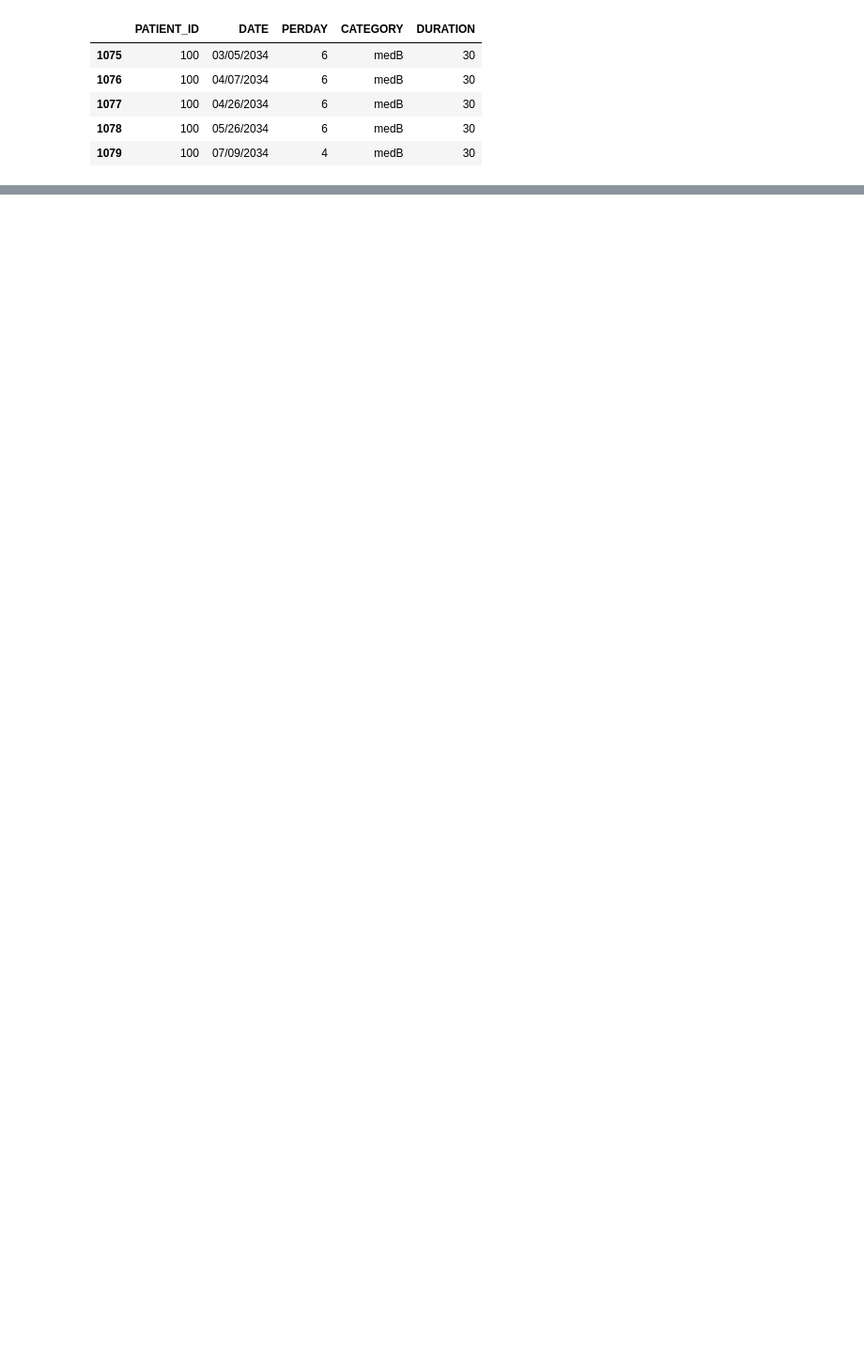
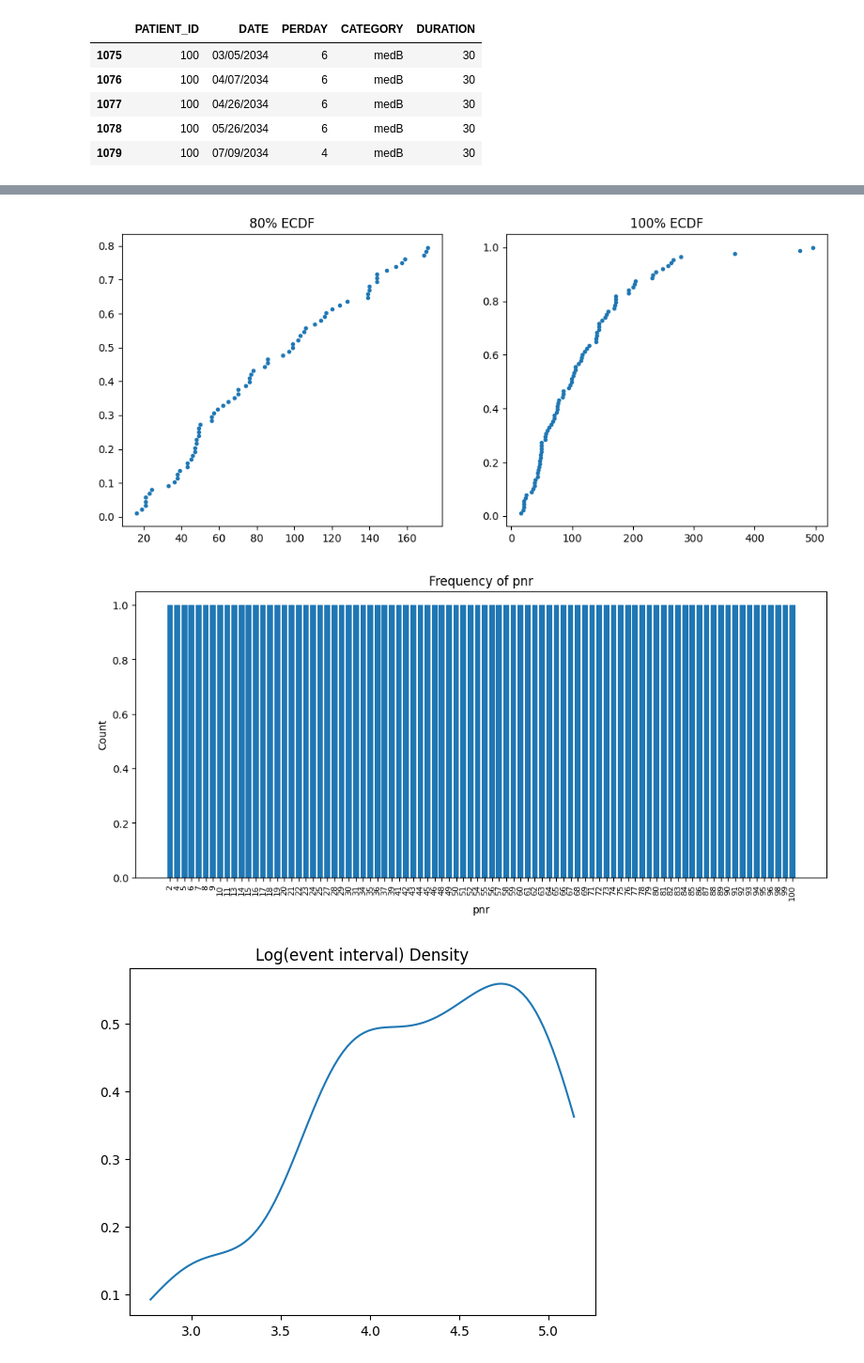
Before and after one commit to Despee2k/SEE_PY, a Jupyter notebook: implementation.ipynb, the cells around one changed output, grey strips where cells are left out. Shown at 94% size. Saved outputs shown, nothing was run; the diff lists cells and outputs as text; code cells hidden in the pictures; blank space fills up the shorter version.

```diff
--- a/implementation.ipynb
+++ b/implementation.ipynb
@@ -61,11 +50,11 @@ Name: count, dtype: int64
 # %%
-def see(atc_code, sessa_df):
+def see_kmeans(atc_code, sessa_df):
     # Filter for the chosen drug (ATC code)
-    df = sessa_df[sessa_df['ATC'] == atc_code].copy()
+    C09CA01 = sessa_df[sessa_df['ATC'] == atc_code].copy()
 
     # Make a copy to later merge back
-    Drug_see_p0 = df.copy()
-    drug_see_p1 = df.copy()
+    drug_see_p0 = C09CA01.copy()
+    drug_see_p1 = C09CA01.copy()
 
     # Sort by patient (pnr) and date (eksd)
     drug_see_p1 = drug_see_p1.sort_values(['pnr', 'eksd'])
@@ -90,24 +79,33 @@ def see(atc_code, sessa_df):
     n = len(sorted_intervals)
     ecdf_y = np.arange(1, n+1) / n
     dfper = pd.DataFrame({'x': sorted_intervals, 'y': ecdf_y})
+
     # Only consider the part of the ECDF up to 80%
     dfper_80 = dfper[dfper['y'] <= 0.8]
     ni = dfper_80['x'].max()
 
-    # Plot the 80% and 100% ECDFs plus a bar plot of patient frequencies
-    fig, axs = plt.subplots(1, 3, figsize=(18, 5))
+    # Plot the ECDF graphs (80% and 100%) in one figure
+    fig, axs = plt.subplots(1, 2, figsize=(12, 5))
     axs[0].plot(dfper_80['x'], dfper_80['y'], marker='.', linestyle='none')
     axs[0].set_title('80% ECDF')
     axs[1].plot(dfper['x'], dfper['y'], marker='.', linestyle='none')
     axs[1].set_title('100% ECDF')
-    m1 = drug_see_p1['pnr'].value_counts()
-    axs[2].bar(m1.index.astype(str), m1.values)
-    axs[2].set_title('Frequency of pnr')
     plt.show()
 
+    # Plot the Frequency of pnr graph in a separate figure
+    plt.figure(figsize=(12, 5))
+    m1 = drug_see_p1['pnr'].value_counts()
+    plt.bar(m1.index.astype(str), m1.values)
+    plt.title('Frequency of pnr')
+    plt.xlabel('pnr')
+    plt.ylabel('Count')
+    plt.xticks(rotation=90, fontsize=8)  # Rotate the x-axis labels vertically
+    plt.show()
+
+
     # --- Density Estimation on Log(Event Interval) ---
-    Drug_see_p2 = drug_see_p1[drug_see_p1['event_interval'] <= ni].copy()
-    log_intervals = np.log(Drug_see_p2['event_interval'].values)
+    drug_see_p2 = drug_see_p1[drug_see_p1['event_interval'] <= ni].copy()
+    log_intervals = np.log(drug_see_p2['event_interval'].values)
     kde = gaussian_kde(log_intervals)
     x1 = np.linspace(log_intervals.min(), log_intervals.max(), 100)
     y1 = kde(x1)
@@ -171,7 +169,7 @@ def see(atc_code, sessa_df):
     drug_see_p1['Final_cluster'] = drug_see_p1['Final_cluster'].fillna(0).astype(int)
 
     # --- Prepare Final Output ---
-    results_final = pd.merge(Drug_see_p0,
+    results_final = pd.merge(drug_see_p0,
                              drug_see_p1[['pnr', 'Median', 'Final_cluster']],
                              on='pnr', how='left')
     results_final['Median'] = results_final['Median'].fillna(median_value)
@@ -205,0 +330,7 @@ Optimal number of clusters (via silhouette): 2
+# %%
+medA = see_kmeans("medA", sessa_df)
+see_assumption(medA)
+# %% [output]
+[figure, added]
+[figure, added]
+[figure, added]
```
Also changed, not shown: parts of 22 cells of this notebook, 1 other file.
